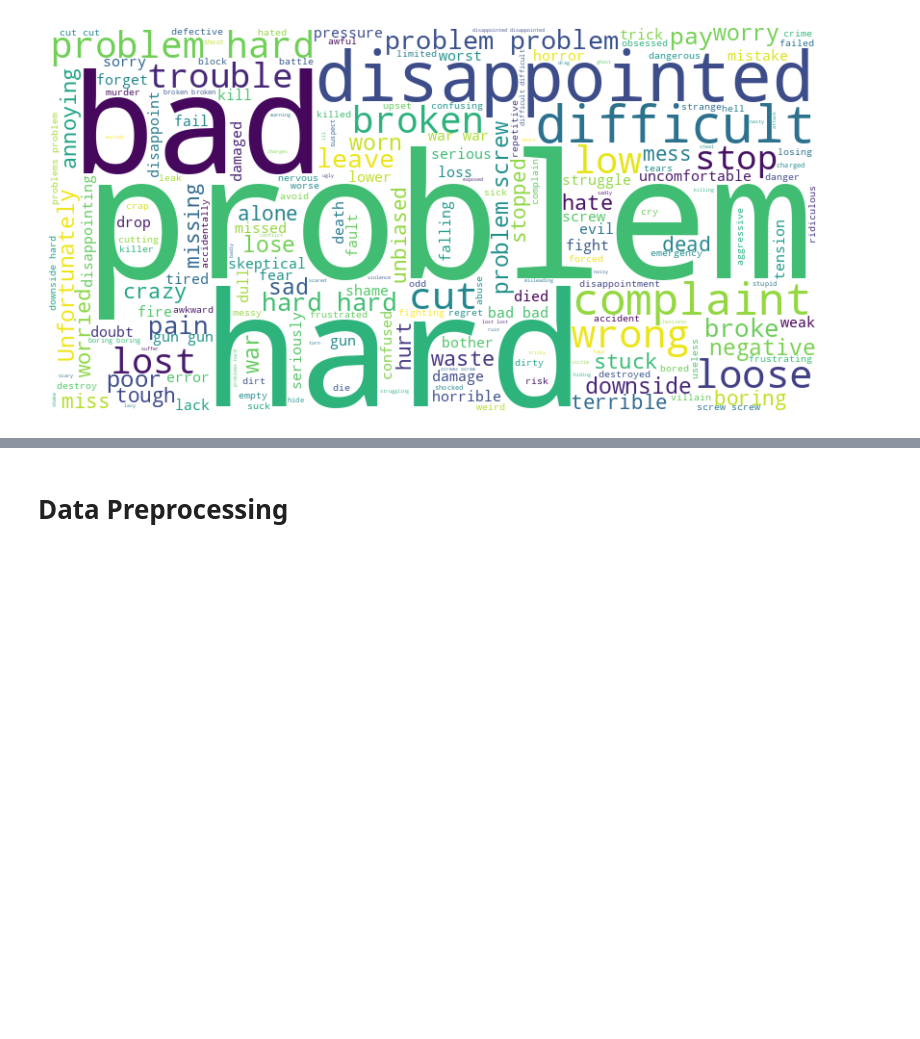
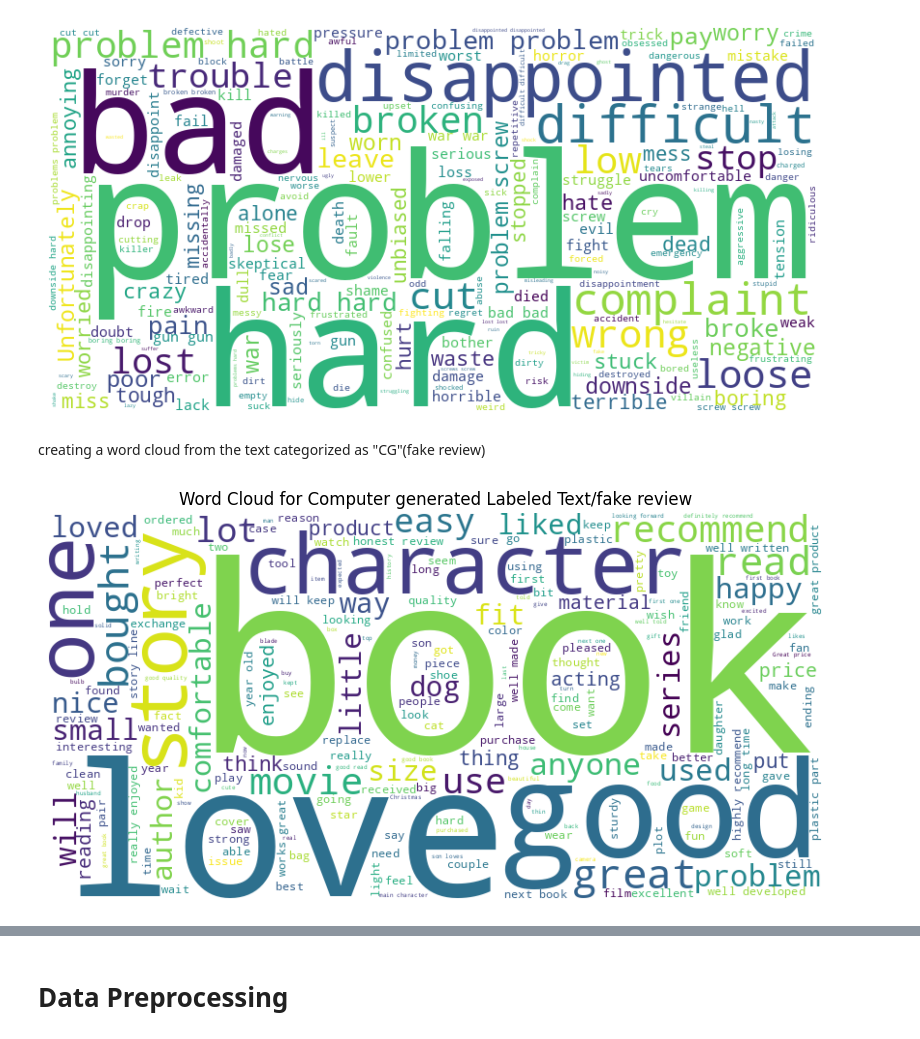
Before and after one commit to Hannahpohmah/Group20_FinalProject_IntroToAI, a Jupyter notebook: Finalproject_AI_Group_32 (1).ipynb, the cells around one changed output, grey strips where cells are left out. Cells and saved outputs as stored; diff of their text form; code cells hidden in the pictures; blank space fills up the shorter version.

```diff
--- a/Finalproject_AI_Group_32 (1).ipynb
+++ b/Finalproject_AI_Group_32 (1).ipynb
@@ -154,3 +154,25 @@ plt.show()
 # %% [output]
 [nltk_data] Downloading package vader_lexicon to /root/nltk_data...
 [figure]
+# %% [markdown]
+creating a word cloud from the text categorized as "CG"(fake review)
+# %%
+import pandas as pd
+from wordcloud import WordCloud
+import matplotlib.pyplot as plt
+
+
+# Filter text based on the 'CG' label
+cg_text = ' '.join(data[data['label'] == 'CG']['text_'])
+
+# Generate a word cloud from the 'CG' labeled text
+wordcloud = WordCloud(width=800, height=400, background_color='white').generate(cg_text)
+
+# Display the word cloud using matplotlib
+plt.figure(figsize=(10, 6))
+plt.imshow(wordcloud, interpolation='bilinear')
+plt.axis('off')
+plt.title('Word Cloud for Computer generated Labeled Text/fake review')
+plt.show()
+# %% [output]
+[figure, added]
```
Also changed, not shown: parts of 2 cells of this notebook.
